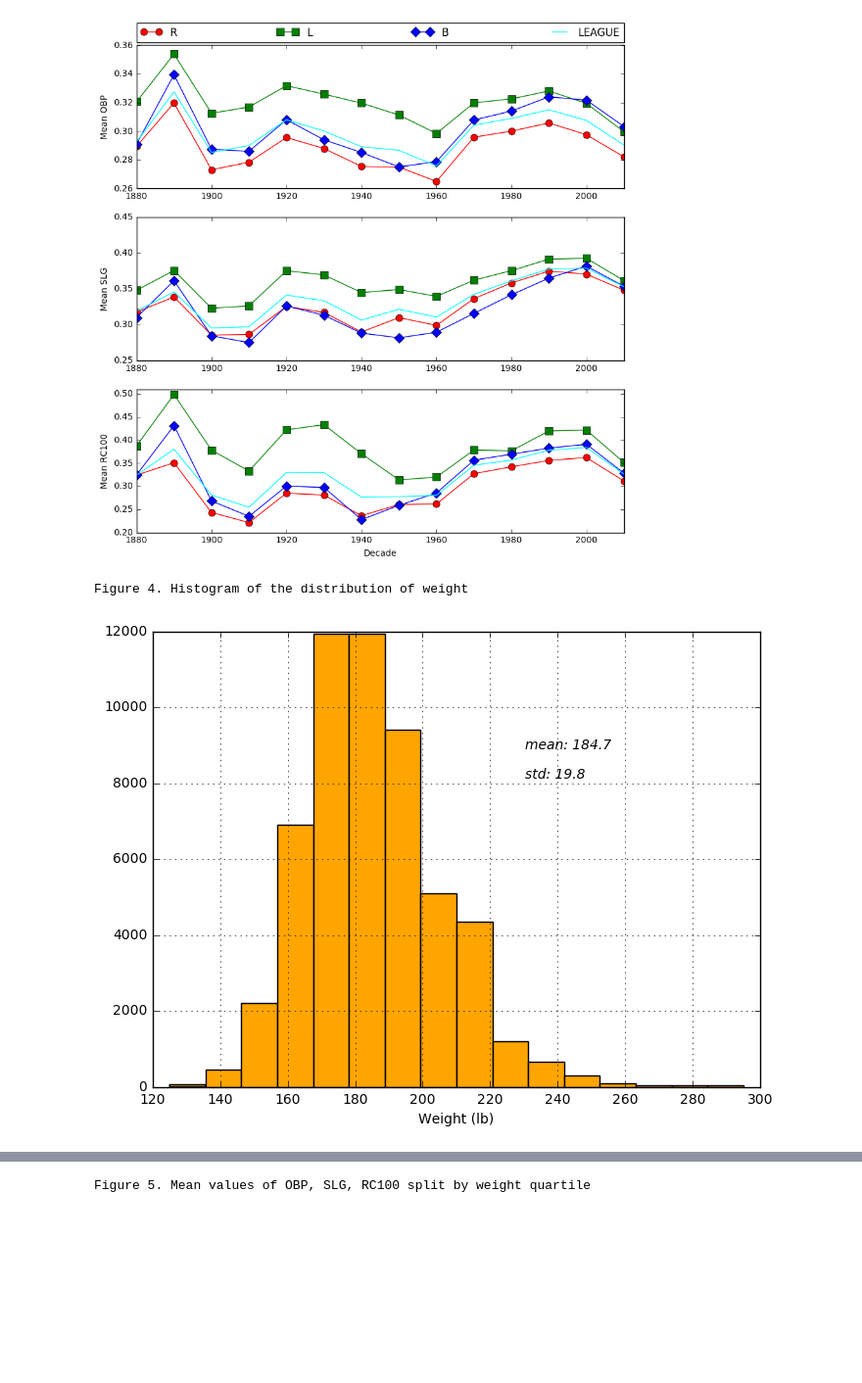
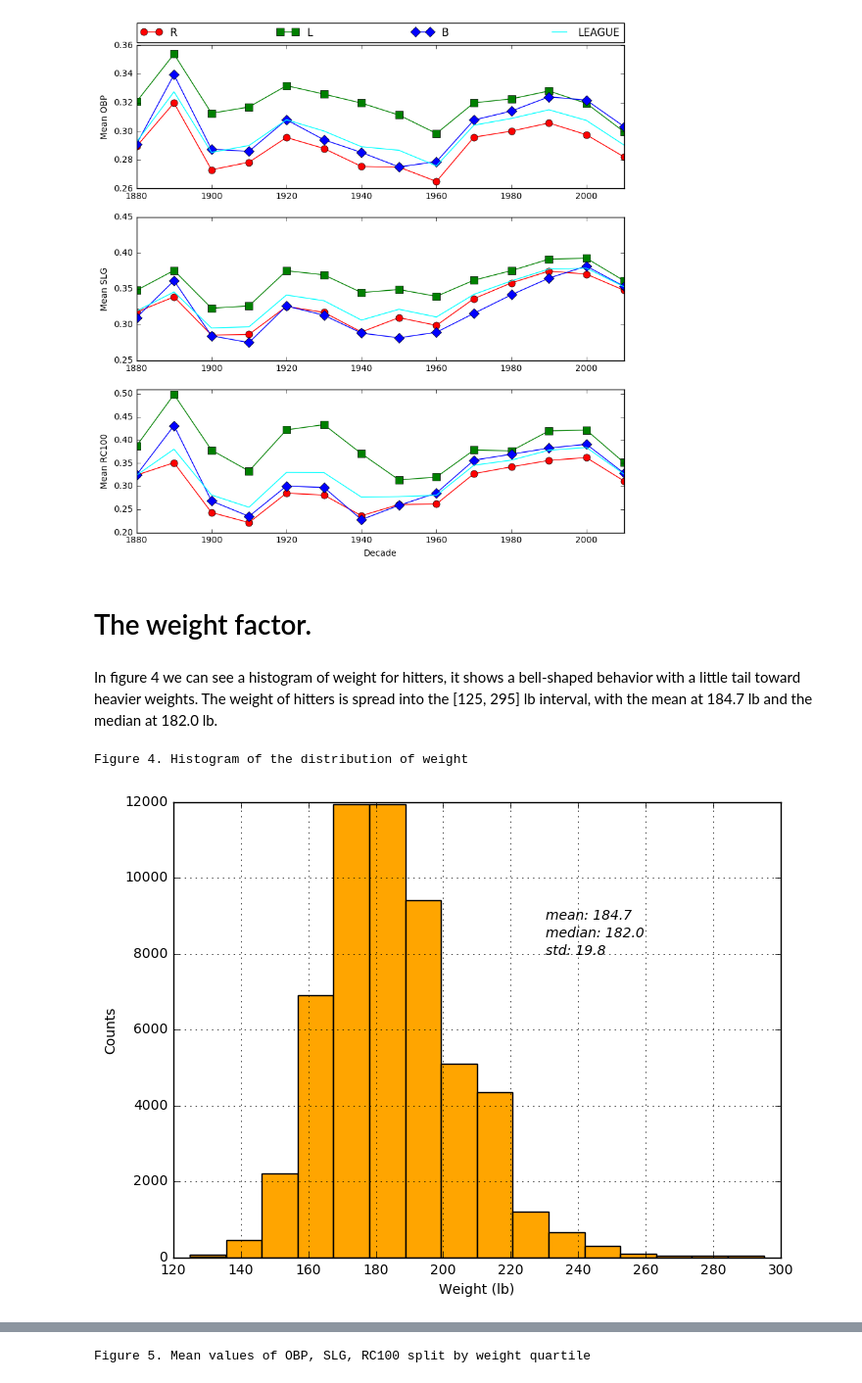
Before and after one commit to jedfarm/Investigate-a-Dataset, a Jupyter notebook: P2.ipynb, the cells around one changed output, grey strips where cells are left out. Shown at 98% size. Drawn from its saved outputs; the diff is of its cells as text; code cells hidden in the pictures; blank space fills up the shorter version.

```diff
--- a/P2.ipynb
+++ b/P2.ipynb
@@ -227,0 +172,3 @@ working_bat_df['RC100'] = working_bat_df.apply(rc100, axis = 1)
+# %%
+# Is not worth keeping it
+batting_merged = batting_merged[batting_merged['yearID']>= 1880]
@@ -414,22 +384,29 @@ print 'Figure 3. Time evolution of offensive statistics split into L, R, and B'
 # %% [output]
 Figure 3. Time evolution of offensive statistics split into L, R, and B
 [figure]
+# %% [markdown]
+# The weight factor.
 # %%
 # Weight
 # Cleaning the data
 bat_weight = batting_merged[(batting_merged['weight'].notnull())]
+# %% [markdown]
+In figure 4 we can see a histogram of weight for hitters, it shows a bell-shaped behavior with a little tail toward heavier weights. The weight of hitters is spread into the [125,  295] lb interval, with the mean at 184.7 lb and the median at 182.0 lb.
 # %%
-
 bat_weight['weight'].hist(bins = 16, color = 'orange', figsize = (8, 6))
 plt.xlabel('Weight (lb)')
+plt.ylabel('Counts')
 mean_val = 'mean: ' + str(round(bat_weight['weight'].describe()[1], 1))
 std_dev = 'std: ' + str(round(bat_weight['weight'].describe()[2], 1))
+median = 'median: ' + str(round(bat_weight['weight'].describe()[5], 1))
 plt.figtext(0.6, 0.7, mean_val, style='italic')
-plt.figtext(0.6, 0.65, std_dev, style='italic')
+plt.figtext(0.6, 0.67, median, style='italic')
+plt.figtext(0.6, 0.64, std_dev, style='italic')
+
 print 'Figure 4. Histogram of the distribution of weight'
 # %% [output]
 Figure 4. Histogram of the distribution of weight
-[figure, old version]
+[figure, new version]
 # %%
 bat_weight['weight'].describe()
 # %% [output]
```
Also changed, not shown: parts of 30 cells of this notebook, 1 other file.
